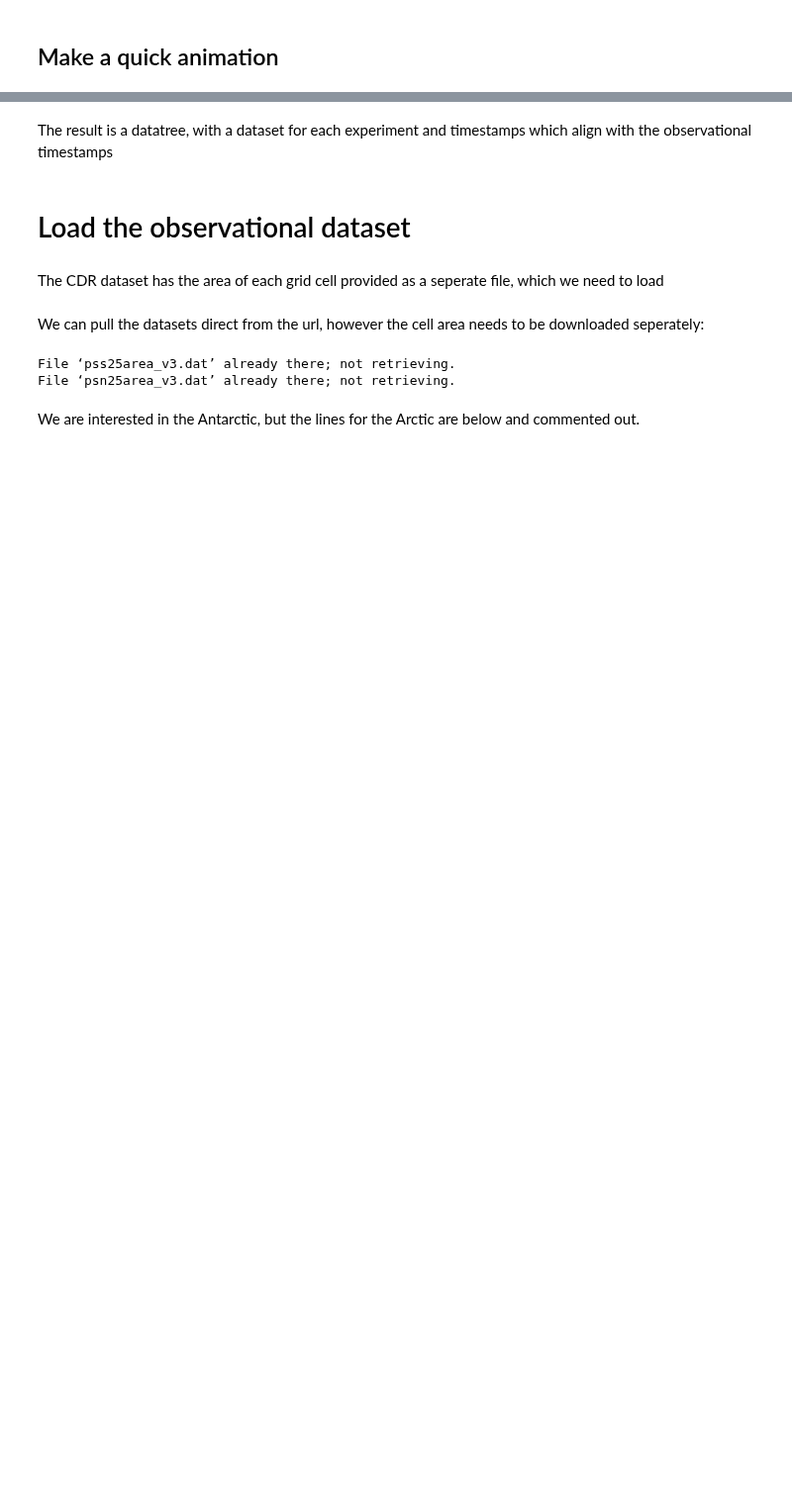
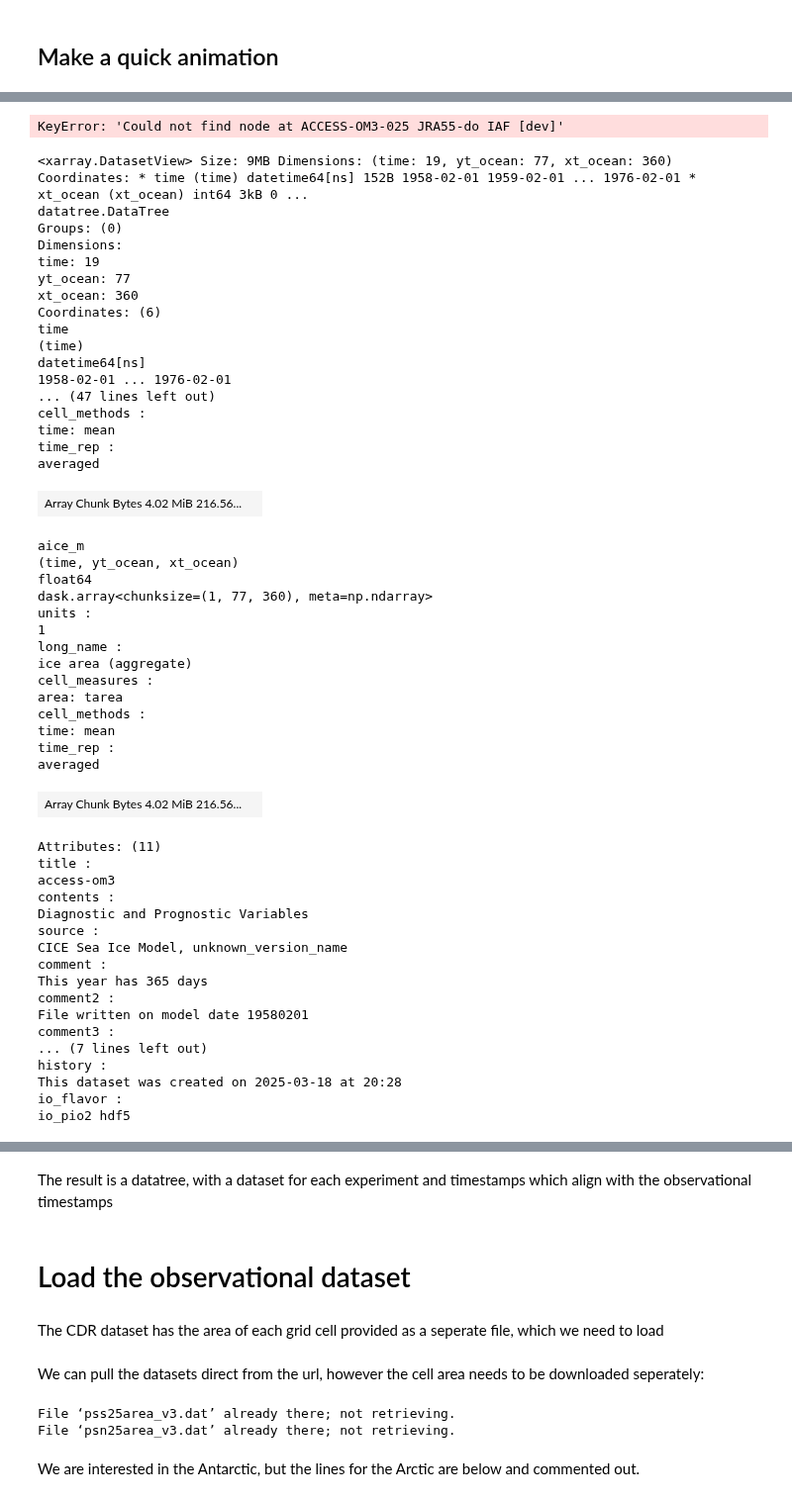
Before and after one commit to NoahDay/access-om3-analysis, a Jupyter notebook: Sea_Ice_Area_Concentration_Volume_with_Obs.ipynb, the cells around one changed output, grey strips where cells are left out. Shown at 99% size. Saved outputs shown, nothing was run; the diff lists cells and outputs as text; code cells hidden in the pictures; blank space fills up the shorter version.

```diff
--- a/Sea_Ice_Area_Concentration_Volume_with_Obs.ipynb
+++ b/Sea_Ice_Area_Concentration_Volume_with_Obs.ipynb
@@ -596,12 +717,66 @@ futures = [
 ]
 expt_name = RUN_DICT[expt]['expt']
 month_abbr = calendar.month_abbr[month]
-with iio.imopen(f"/home/566/nd0349/access-om3-analysis/figures/ice_concentration_fancier_{model_name}_{expt_name}_{month_abbr}.gif", "w", extension=".gif") as f:
+with iio.imopen(os.path.join(fig_path, f"ice_concentration_fancier_{model_name}_{expt_name}_{month_abbr}.gif"), "w", extension=".gif") as f:
     for future in futures:
         image = future.result()
         f.write(image)
+# %% [output]
+KeyError: 'Could not find node at ACCESS-OM3-025 JRA55-do IAF [dev]'
 # %%
-ds["aice_m"].chunk({"time": -1, "xt_ocean": -1, "yt_ocean": -1})
+# ds["aice_m"].chunk({"time": -1, "xt_ocean": -1, "yt_ocean": -1})
+ds
+# %% [output]
+<xarray.DatasetView> Size: 9MB Dimensions: (time: 19, yt_ocean: 77, xt_ocean: 360) Coordinates: * time (time) datetime64[ns] 152B 1958-02-01 1959-02-01 ... 1976-02-01 * xt_ocean (xt_ocean) int64 3kB 0 ...
+datatree.DataTree
+Groups: (0)
+Dimensions:
+time: 19
+yt_ocean: 77
+xt_ocean: 360
+Coordinates: (6)
+time
+(time)
+datetime64[ns]
+1958-02-01 ... 1976-02-01
+... (47 lines left out)
+cell_methods :
+time: mean
+time_rep :
+averaged
+| Array Chunk Bytes 4.02 MiB 216.56... |  |
+aice_m
+(time, yt_ocean, xt_ocean)
+float64
+dask.array<chunksize=(1, 77, 360), meta=np.ndarray>
+units :
+1
+long_name :
+ice area (aggregate)
+cell_measures :
+area: tarea
+cell_methods :
+time: mean
+time_rep :
+averaged
+| Array Chunk Bytes 4.02 MiB 216.56... |  |
+Attributes: (11)
+title :
+access-om3
+contents :
+Diagnostic and Prognostic Variables
+source :
+CICE Sea Ice Model, unknown_version_name
+comment :
+This year has 365 days
+comment2 :
+File written on model date 19580201
+comment3 :
+... (7 lines left out)
+history :
+This dataset was created on 2025-03-18 at 20:28
+io_flavor :
+io_pio2 hdf5
 # %%
 import calendar
 month = 2
```
Also changed, not shown: parts of 10 cells of this notebook, 3 other files.
